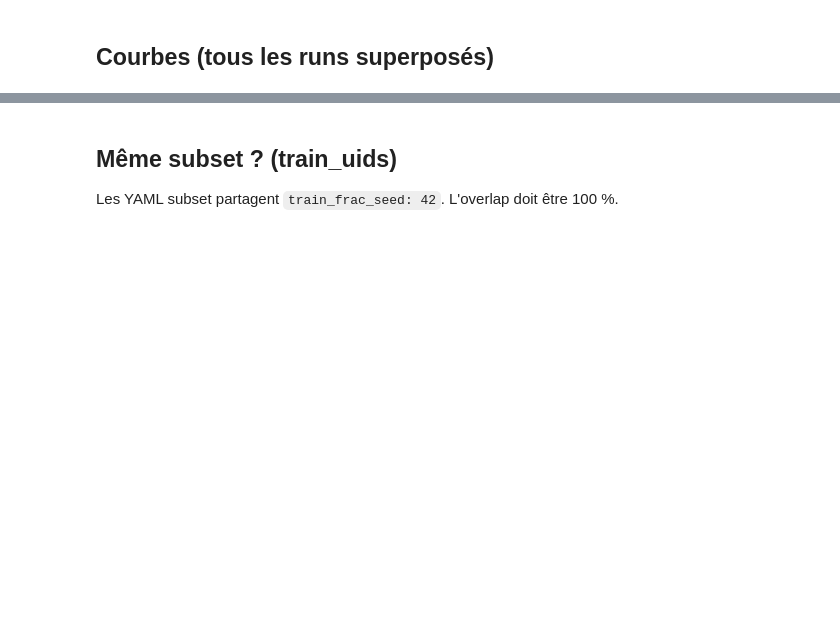
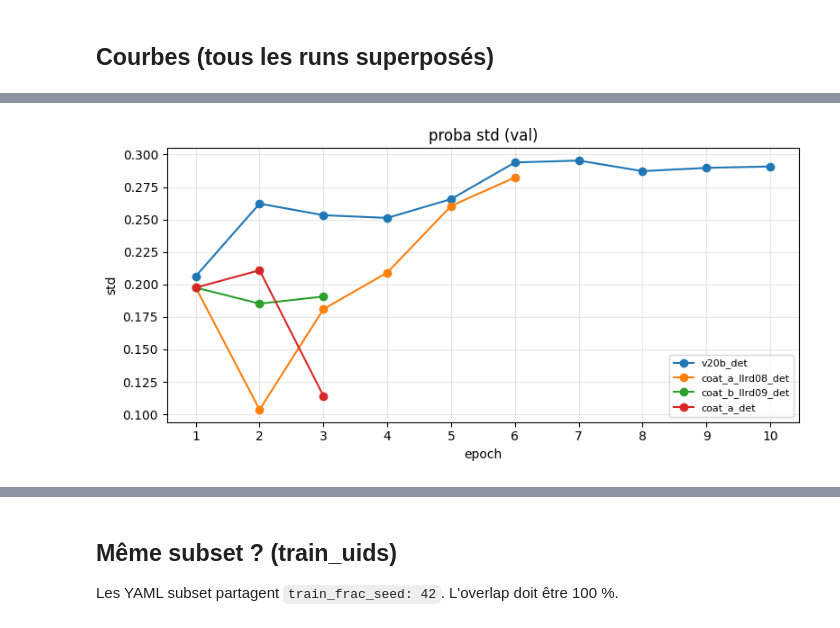
Before and after one commit to GabrielSultan/RSNA-comp, a Jupyter notebook: notebooks/08_compare_subset.ipynb, the cells around one changed output, grey strips where cells are left out. Drawn from its saved outputs; the diff is of its cells as text; code cells hidden in the pictures; blank space fills up the shorter version.

```diff
--- a/notebooks/08_compare_subset.ipynb
+++ b/notebooks/08_compare_subset.ipynb
@@ -224,0 +227,19 @@ courbes vit_k_ls05_det: epochs [1, 2, 3, 4, 5, 6, 7, 8, 9]
+# %%
+fig, ax = plt.subplots(figsize=(8, 4))
+emax_std = max(int(r["hist"]["epoch"].max()) for r in runs)
+for r in runs:
+    h = r["hist"].sort_values("epoch")
+    if "proba_std" not in h.columns:
+        print(f"  {r['label']}: pas de proba_std")
+        continue
+    ax.plot(h.epoch, h.proba_std, **line_kw(r))
+ax.set_title("proba std (val)")
+ax.set_xlabel("epoch")
+ax.set_ylabel("std")
+ax.set_xticks(range(1, emax_std + 1))
+ax.grid(True, alpha=0.3)
+ax.legend(fontsize=8)
+plt.tight_layout()
+plt.show()
+# %% [output]
+[figure, added]
```
Also changed, not shown: parts of 17 cells of this notebook.
